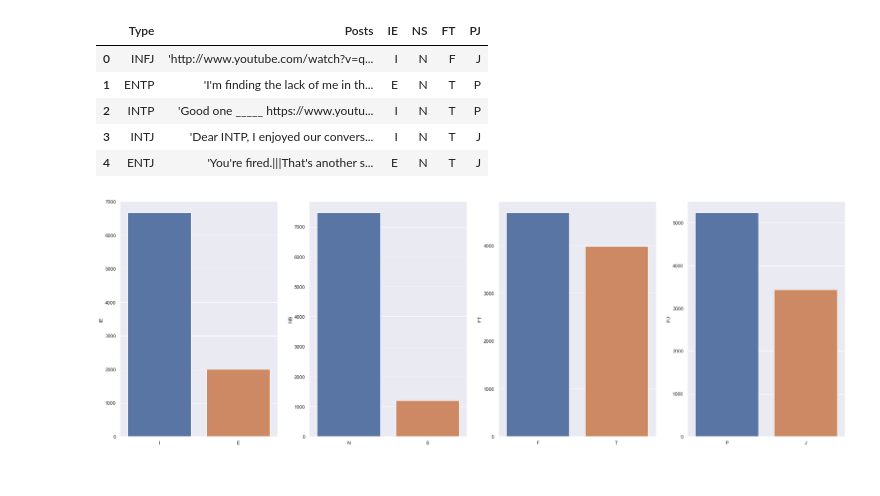
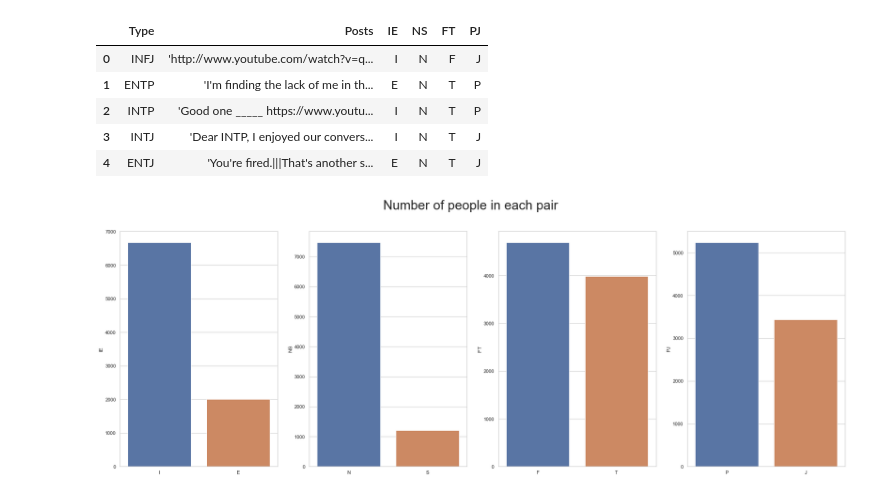
Before and after one commit to shshakib/Twitter-Personality-Prediction, a Jupyter notebook: Step1 Reading and Exploring data.ipynb, the cells around one changed output. Cells and saved outputs as stored; diff of their text form; code cells hidden in the pictures.

```diff
--- a/Step1 Reading and Exploring data.ipynb
+++ b/Step1 Reading and Exploring data.ipynb
@@ -105,12 +113,14 @@ mbti_Dataset.head()
 # %%
 import seaborn as sns
 import matplotlib.pyplot as plt
 
 category_List = ['IE', 'NS', 'FT', 'PJ']
 
 fig, axes = plt.subplots(1,4, figsize=(30,10))
 sns.set_theme(style="whitegrid")
 for i, category in enumerate(category_List):
     sns.barplot(ax=axes[i], x=mbti_Dataset[category].value_counts().index, y=mbti_Dataset[category].value_counts())
+fig.suptitle('Number of people in each pair', fontsize=30)
+plt.show()
 # %% [output]
-[figure, old version]
+[figure, new version]
```
Also changed, not shown: parts of 6 cells of this notebook, 1 other file.
